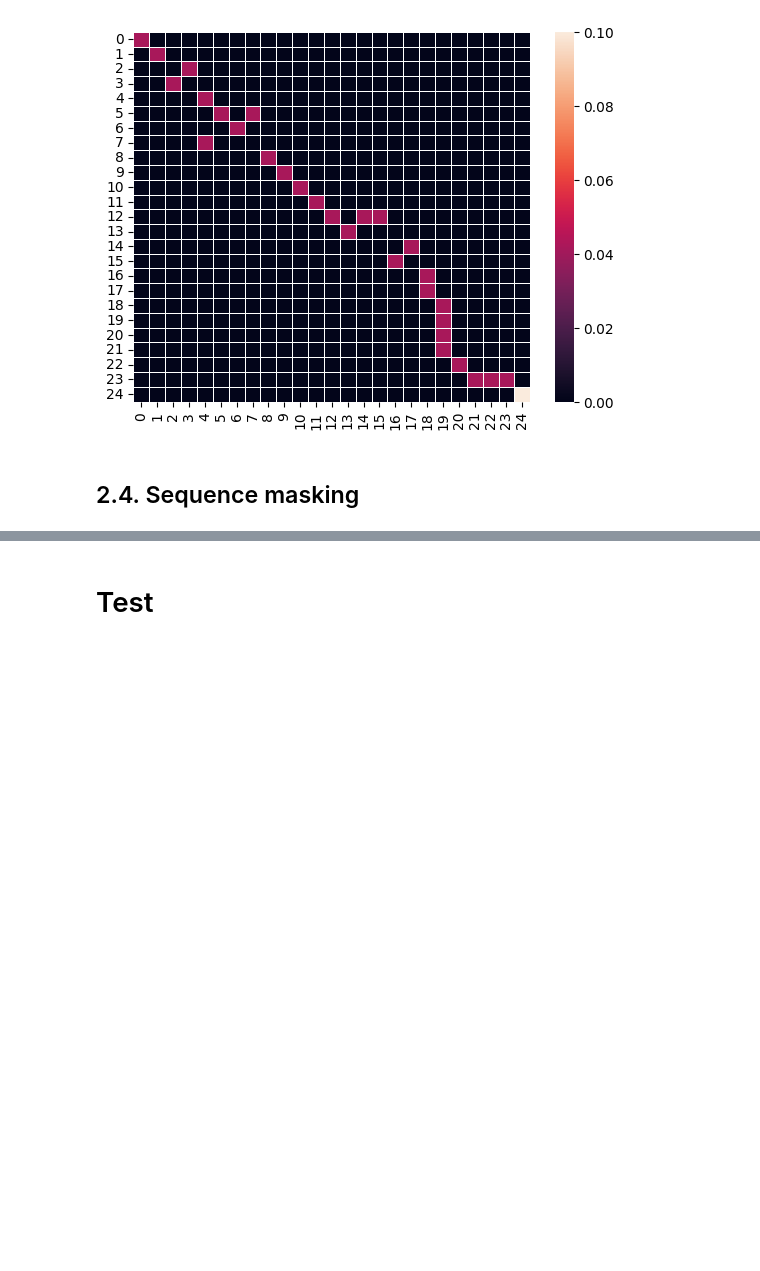
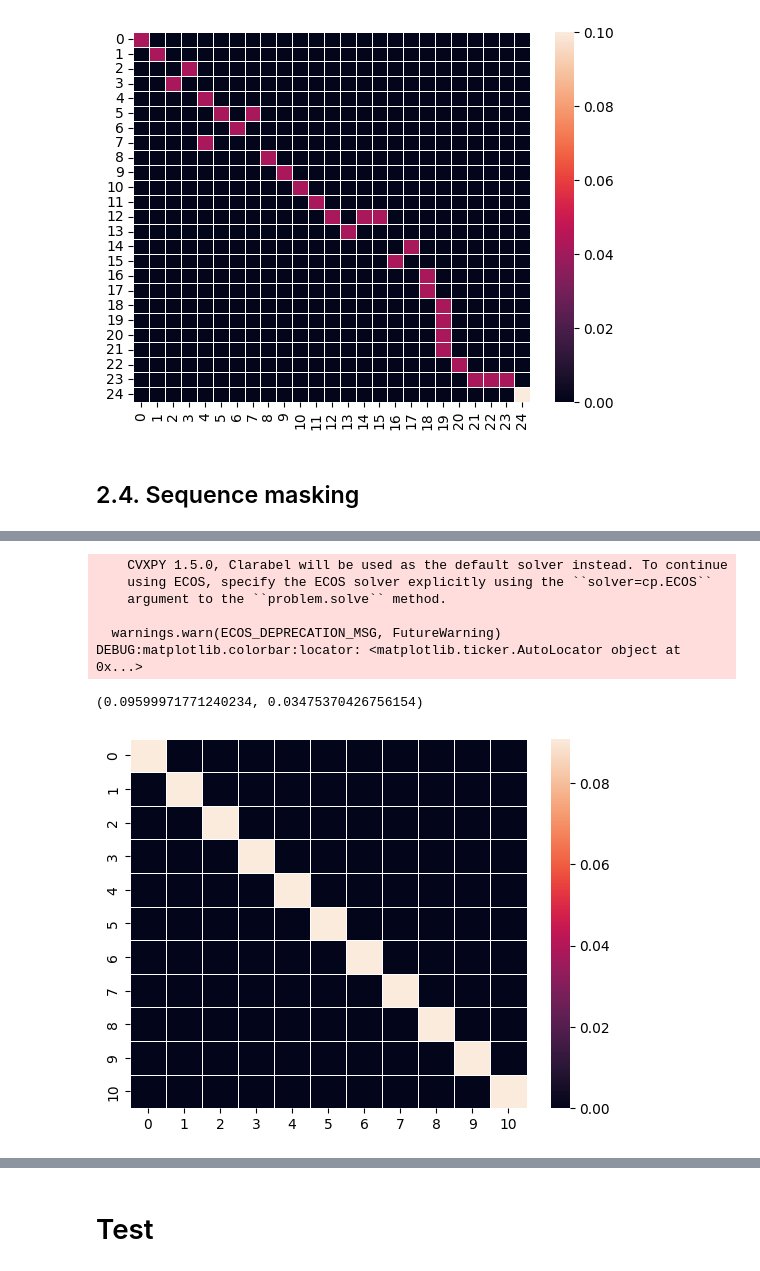
Before and after one commit to hanahhh/WTK-distance, a Jupyter notebook: examples/knn_mask_map_metric_test.ipynb, the cells around one changed output, grey strips where cells are left out. Drawn from its saved outputs; the diff is of its cells as text; code cells hidden in the pictures; blank space fills up the shorter version.

```diff
--- a/examples/knn_kpg_metric_test.ipynb
+++ b/examples/knn_mask_map_metric_test.ipynb
@@ -167,3 +156,19 @@ DEBUG:matplotlib.colorbar:locator: <matplotlib.ticker.AutoLocator object at 0x..
+# %%
+sub_length = len(xs_china) - 10
+lamb = 7
+start_time = time.time()
+pi_kpg_sequence, cost_kpg_sequence = masking_map_sequence(xs=xs_china, xt=xt_china, plot=True, lamb=lamb, sub_length=sub_length)
+end_time = time.time()
+end_time - start_time, cost_kpg_sequence
+# %% [output]
+    CVXPY 1.5.0, Clarabel will be used as the default solver instead. To continue
+    using ECOS, specify the ECOS solver explicitly using the ``solver=cp.ECOS``
+    argument to the ``problem.solve`` method.
+
+  warnings.warn(ECOS_DEPRECATION_MSG, FutureWarning)
+DEBUG:matplotlib.colorbar:locator: <matplotlib.ticker.AutoLocator object at 0x...>
+(0.09599971771240234, 0.03475370426756154)
+[figure, added]
 # %%
 start_time = time.time()
 pi_wtk, cost_wtk = masking_map(xs, xt, lamb=5,plot=True)
```
Also changed, not shown: parts of 8 cells of this notebook, 14 other files.
